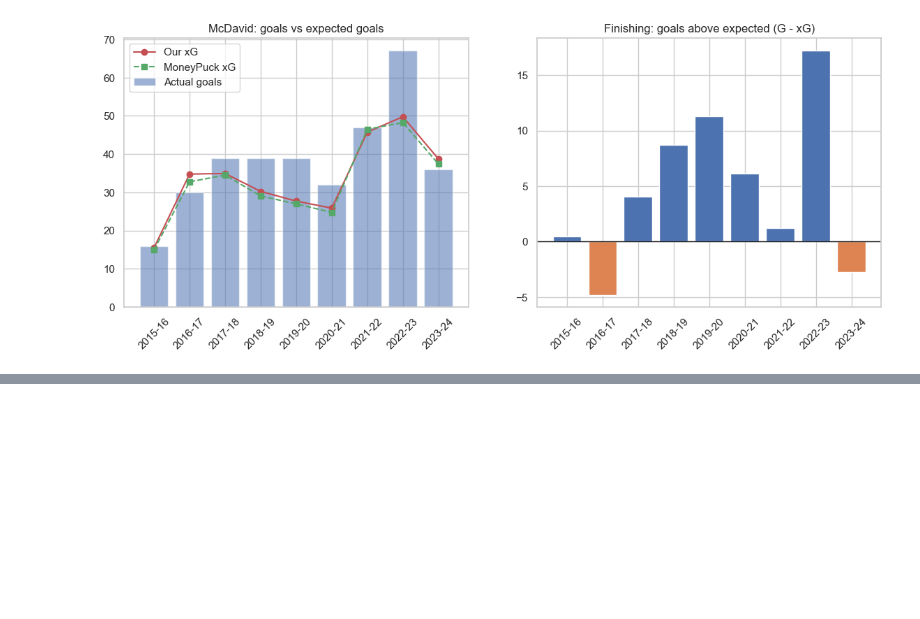
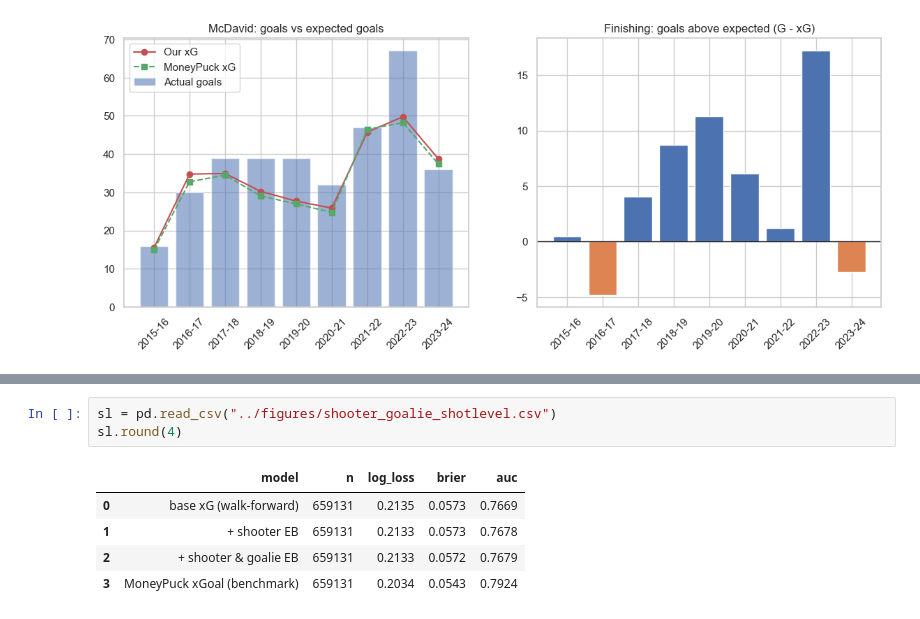
Before and after one commit to erab17/nhl_mcdavid_study, a Jupyter notebook: notebooks/NHL_McDavid_xG_modern.ipynb, the cells around one changed output, grey strips where cells are left out. Drawn from its saved outputs; the diff is of its cells as text; blank space fills up the shorter version.

```diff
--- a/notebooks/NHL_McDavid_xG_modern.ipynb
+++ b/notebooks/NHL_McDavid_xG_modern.ipynb
@@ -226,0 +249,9 @@ the gap — the log-loss difference, 0.210 vs 0.201, is the honest measure.)
+# %%
+sl = pd.read_csv("../figures/shooter_goalie_shotlevel.csv")
+sl.round(4)
+# %% [output]
+|  | model | n | log_loss | brier | auc |
+| 0 | base xG (walk-forward) | 659131 | 0.2135 | 0.0573 | 0.7669 |
+| 1 | + shooter EB | 659131 | 0.2133 | 0.0573 | 0.7678 |
+| 2 | + shooter & goalie EB | 659131 | 0.2133 | 0.0572 | 0.7679 |
+| 3 | MoneyPuck xGoal (benchmark) | 659131 | 0.2034 | 0.0543 | 0.7924 |
```
Also changed, not shown: parts of 18 cells of this notebook, 2 other files.
